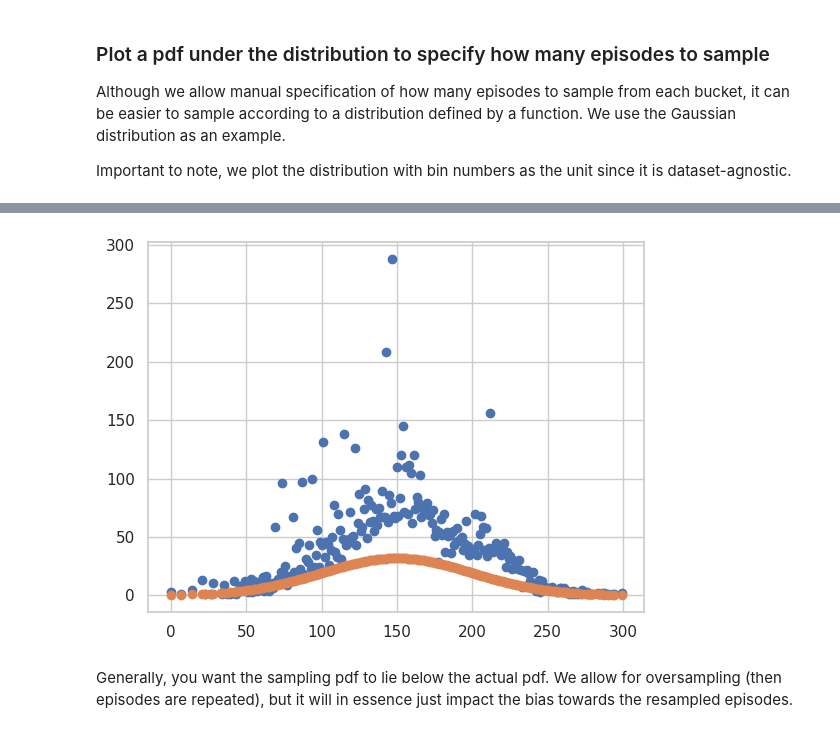
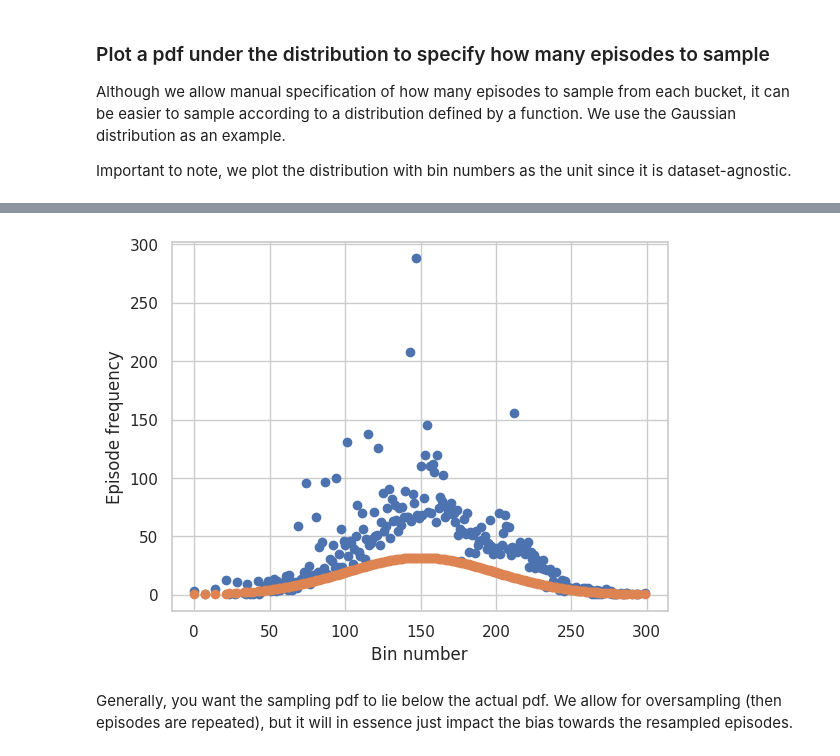
Before and after one commit to instadeepai/og-marl, a Jupyter notebook: examples/manual_dataset_subsampling_demo.ipynb, the cells around one changed output, grey strips where cells are left out. Drawn from its saved outputs; the diff is of its cells as text; code cells hidden in the pictures.

```diff
--- a/examples/manual_dataset_subsampling_demo.ipynb
+++ b/examples/manual_dataset_subsampling_demo.ipynb
@@ -100,11 +161,14 @@ def my_pdf(x_vals,x_shift,std_dev,volume):
 # %%
 # visualise original distribution
 plt.scatter(bar_labels,bar_heights)
 norm_pdf_vals = my_pdf(bar_labels,150,50,80)
 plt.scatter(bar_labels,norm_pdf_vals)
+plt.ylabel("Episode frequency")
+plt.xlabel("Bin number")
+plt.savefig("pdf_under_dist.pdf",bbox_inches='tight',format='pdf')
 plt.show()
 # %% [output]
-[figure, old version]
+[figure, new version]
 # %% [markdown]
 Generally, you want the sampling pdf to lie below the actual pdf. We allow for oversampling (then episodes are repeated), but it will in essence just impact the bias towards the resampled episodes.
 # %%
```
Also changed, not shown: parts of 5 cells of this notebook, 1 other file.
